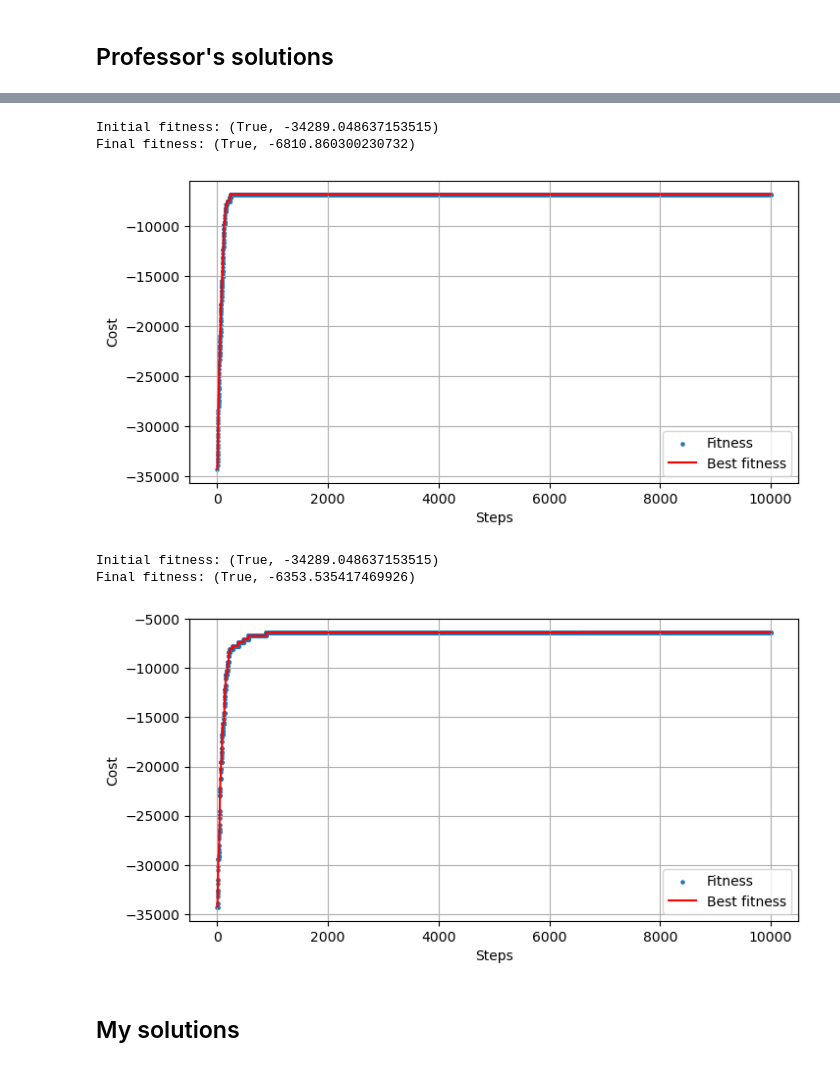
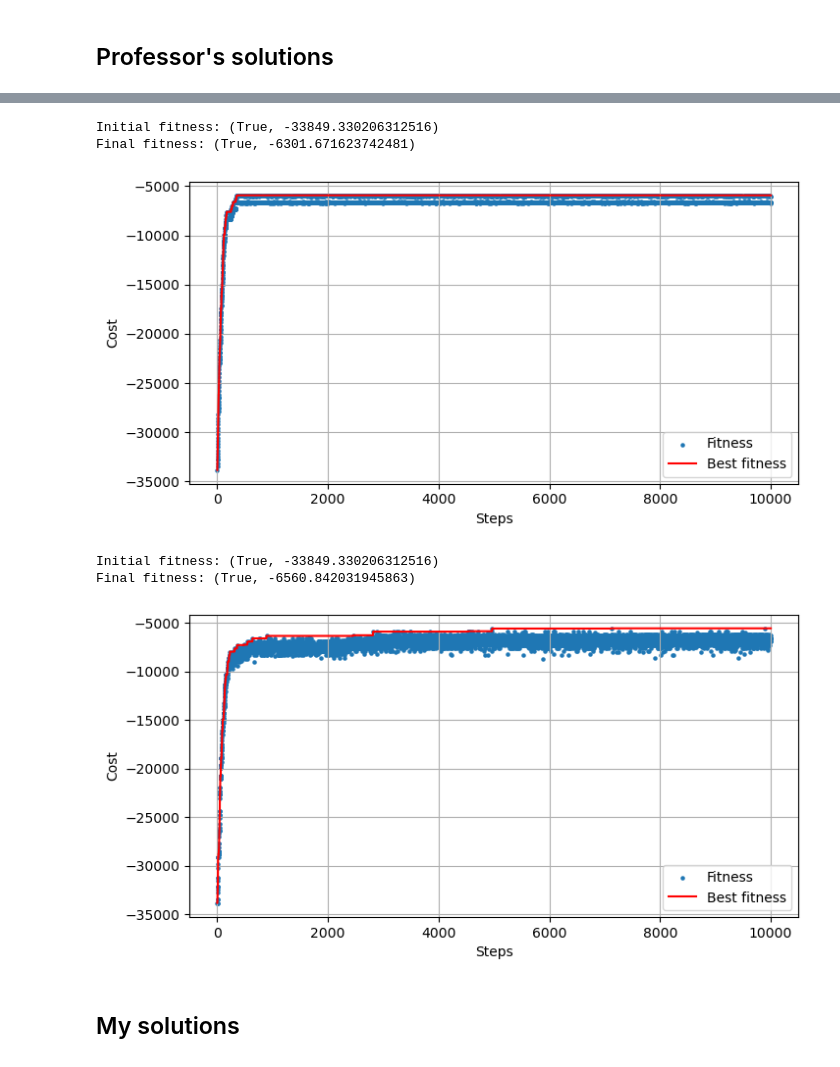
Before and after one commit to GiorgiaModi/CI2024_lab1, a Jupyter notebook: set-cover.ipynb, the cells around one changed output, grey strips where cells are left out. Drawn from its saved outputs; the diff is of its cells as text; code cells hidden in the pictures.

Commit message:
changes to fitness history

```diff
--- a/set-cover.ipynb
+++ b/set-cover.ipynb
@@ -99,45 +99,43 @@ tweak = single_mutation
 for steps in range (MAX_STEPS):
 	new_solution = tweak(solution)
 	f = fitness(new_solution)
+	history.append(f[1])
 
 	if f > solution_fitness:
 		solution = new_solution
 		solution_fitness = f
 
-	history.append(solution_fitness[1])
-
 print(f"Final fitness: {fitness(solution)}")
 plot(history)
 # %% [output]
-Initial fitness: (True, -34289.048637153515)
-Final fitness: (True, -6810.860300230732)
+Initial fitness: (True, -33849.330206312516)
+Final fitness: (True, -6301.671623742481)
-[figure, old version]
+[figure, new version]
 # %%
 # Second solution: RMHC with multiple mutation
 
 solution = rng.random(NUM_SETS) < 1
 solution_fitness = fitness(solution)
 history = [solution_fitness[1]]
 print(f"Initial fitness: {solution_fitness}")
 
 tweak = multiple_mutation
 
 for steps in range (MAX_STEPS):
 	new_solution = tweak(solution)
 	f = fitness(new_solution)
+	history.append(f[1])
 
 	if f > solution_fitness:
 		solution = new_solution
 		solution_fitness = f
 
-	history.append(solution_fitness[1])
-
 print(f"Final fitness: {fitness(solution)}")
 plot(history)
 # %% [output]
-Initial fitness: (True, -34289.048637153515)
-Final fitness: (True, -6353.535417469926)
+Initial fitness: (True, -33849.330206312516)
+Final fitness: (True, -6560.842031945863)
-[figure, old version]
+[figure, new version]
 # %% [markdown]
 ## My solutions
 # %% [markdown]
```
Also changed, not shown: parts of 4 cells of this notebook.
